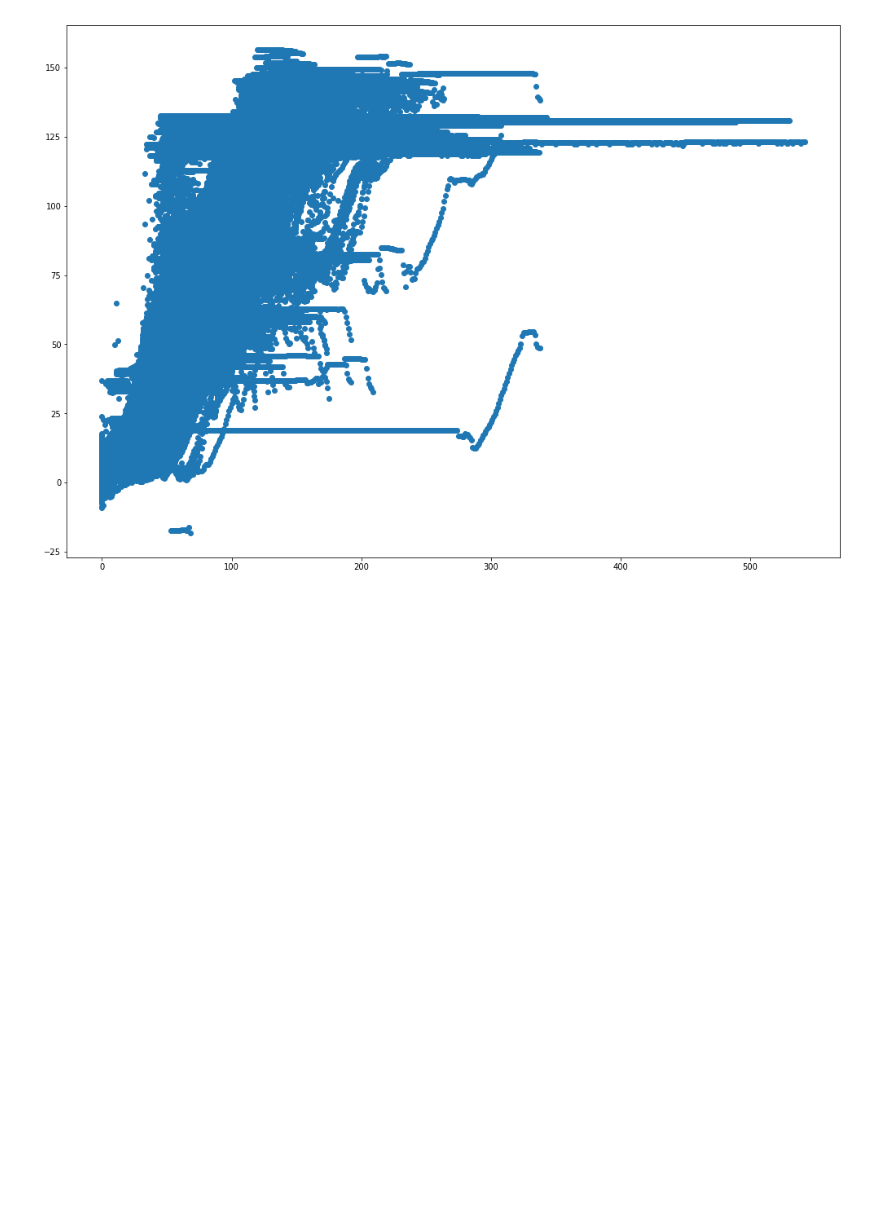
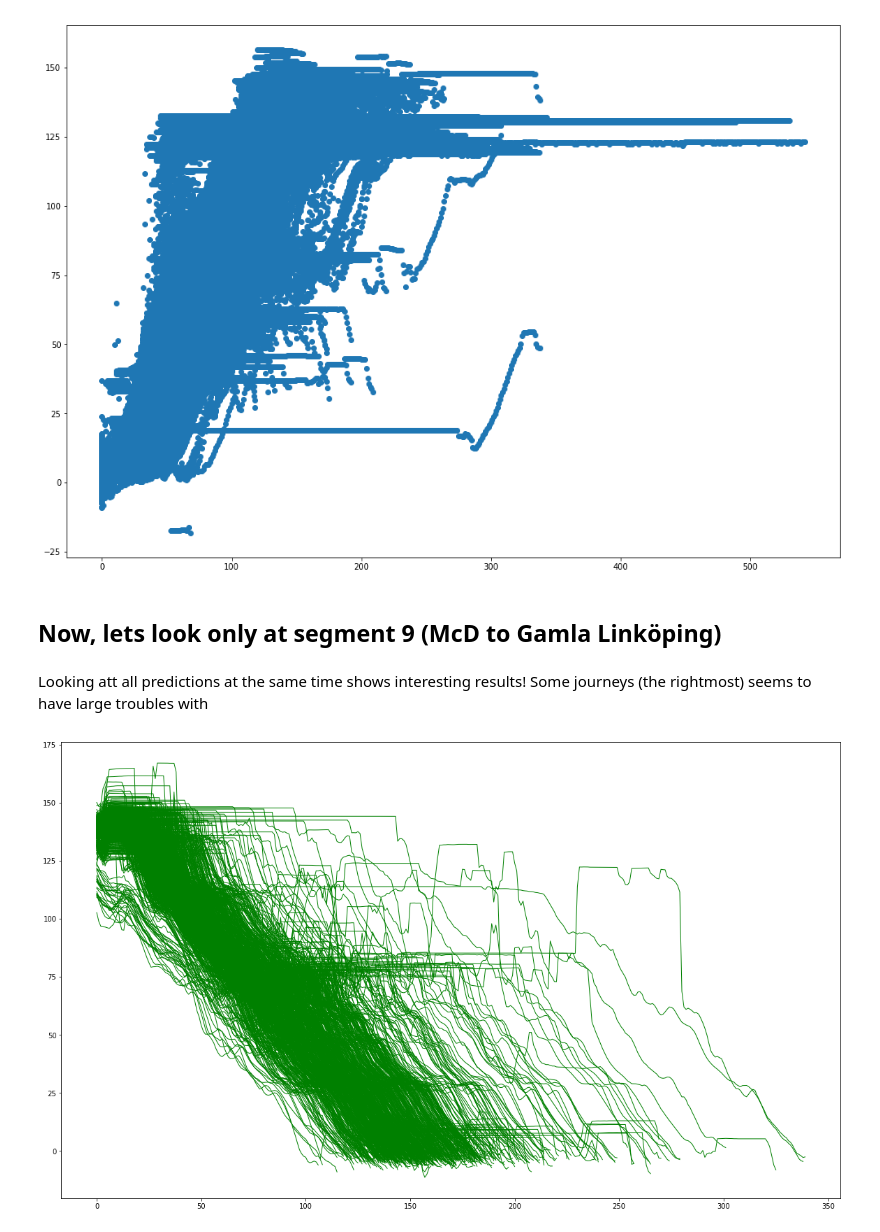
Before and after one commit to M20190649/TDDE19-bus-arrival-time, a Jupyter notebook: ANN/Model 2v2 - all data all features with sequence of test data.ipynb, the cells around one changed output. Saved outputs shown, nothing was run; the diff lists cells and outputs as text; code cells hidden in the pictures; blank space fills up the shorter version.

```diff
--- a/ANN/Model 2v2 - all data all features with sequence of test data.ipynb
+++ b/ANN/Model 2v2 - all data all features with sequence of test data.ipynb
@@ -216,3 +277,34 @@ plt.scatter(test_labels.values, test_predictions)
 plt.show()
 # %% [output]
 [figure]
+# %% [markdown]
+## Now, lets look only at segment 9 (McD to Gamla Linköping)
+# %%
+# Drop first segment, all journeys
+test_ign = test_input[test_input[9] == 1].index
+test_ign_d = test_input.loc[test_ign]
+test_ign_l = test_labels.loc[test_ign]
+#test_ign_l = test_ign_l.reset_index().drop(columns=['index'])
+# %%
+eval_data = [] #pds.DataFrame()
+eval_labels = [] #pds.DataFrame()
+
+for i, seg in test_ign_d.groupby('journey_number'):
+    n_seg = seg.drop(columns=['journey_number'])
+    n_idx = n_seg.index
+    pred = model.predict(n_seg, verbose=0)
+    eval_data.append([pred])
+    eval_labels.append([test_ign_l.loc[n_idx].reset_index().drop(columns=['index'])])
+    #eval_data = pds.concat(eval_data, pred)
+    #eval_labels = pds.concat(eval_labels, test_ign_l.loc[n_idx].reset_index().drop(columns=['index']), axis=2)
+# %% [markdown]
+Looking att all predictions at the same time shows interesting results! Some journeys (the rightmost) seems to have large troubles with
+# %%
+plt.rcParams['figure.figsize'] = [20, 12]
+for i in range(len(eval_data)):
+    plt.plot(eval_data[i][0], color='green', linewidth=1, markersize=2)
+    #plt.plot(eval_labels[i][0], color='red', linewidth=2, markersize=12)
+plt.show()
+#print(model.evaluate(test_ign_d.values, test_ign_l.values))
+# %% [output]
+[figure, added]
```
Also changed, not shown: parts of 24 cells of this notebook, 3 other files.
